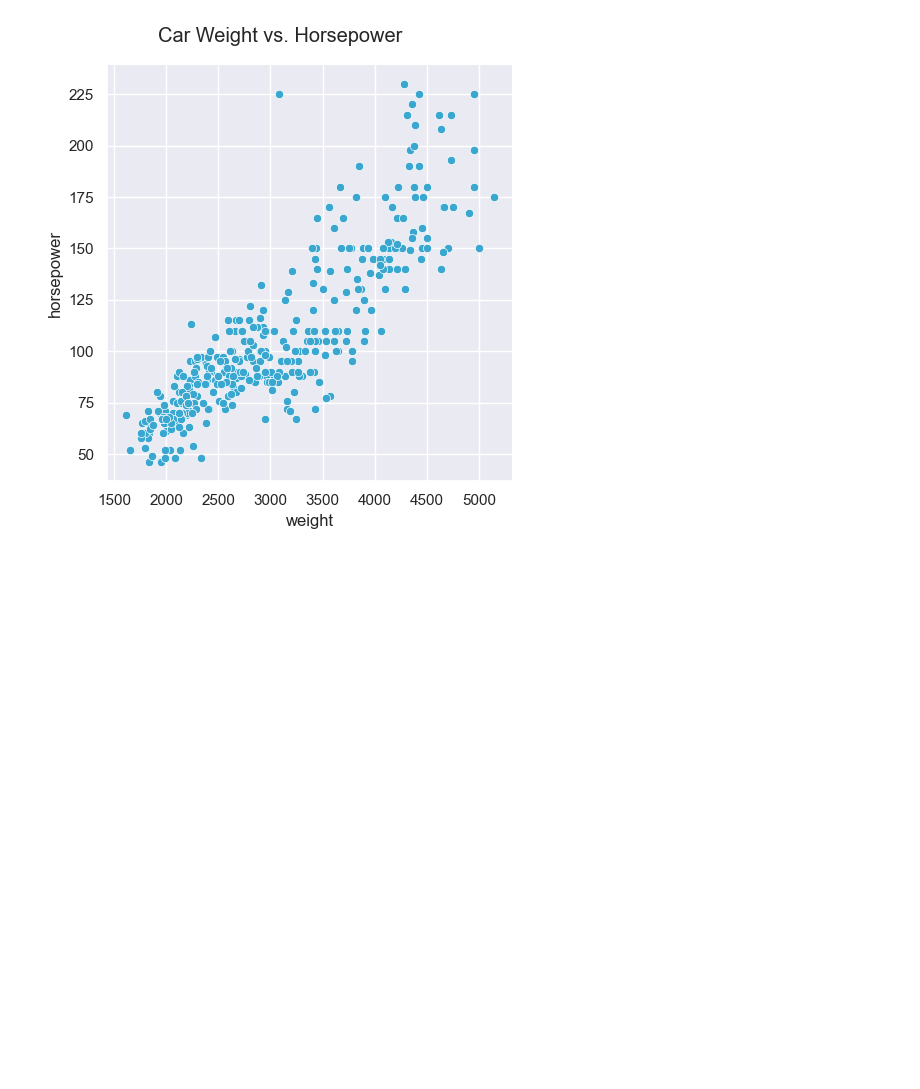
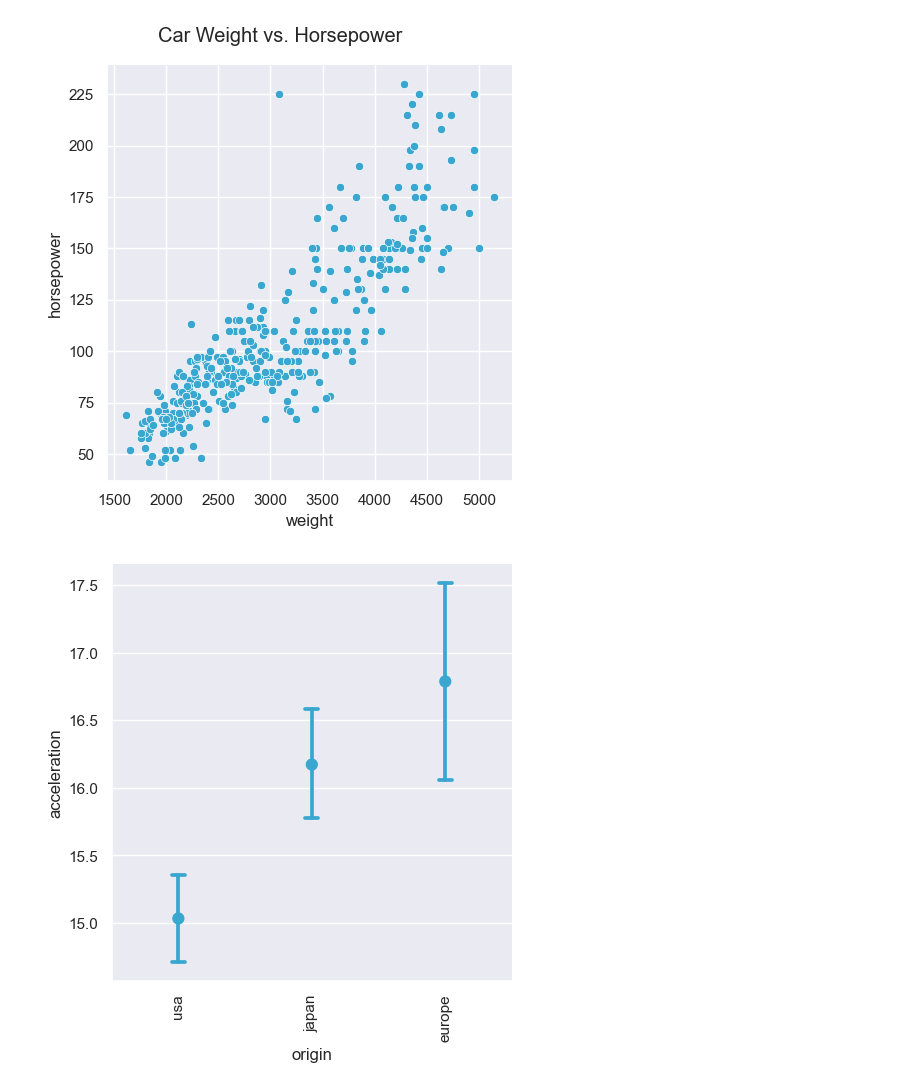
Before and after one commit to ishtiakrongon/Datacamp-Introduction_to_Data_Visualization_with_Seaborn, a Jupyter notebook: Customizing Seaborn Plots.ipynb, the cells around one changed output. Drawn from its saved outputs; the diff is of its cells as text; code cells hidden in the pictures; blank space fills up the shorter version.

```diff
--- a/Customizing Seaborn Plots.ipynb
+++ b/Customizing Seaborn Plots.ipynb
@@ -156,3 +158,20 @@ g.fig.suptitle("Car Weight vs. Horsepower", y = 1.04)   # y determines the heigt
 plt.show()
 # %% [output]
 [figure]
+# %%
+# Create point plot
+sns.catplot(x="origin",
+            y="acceleration",
+            data=mpg,
+            kind="point",
+            join=False,
+            capsize=0.1)
+
+# Rotate x-tick labels
+
+plt.xticks(rotation = 90)
+
+# Show plot
+plt.show()
+# %% [output]
+[figure, added]
```
Also changed, not shown: parts of 1 cell of this notebook.
